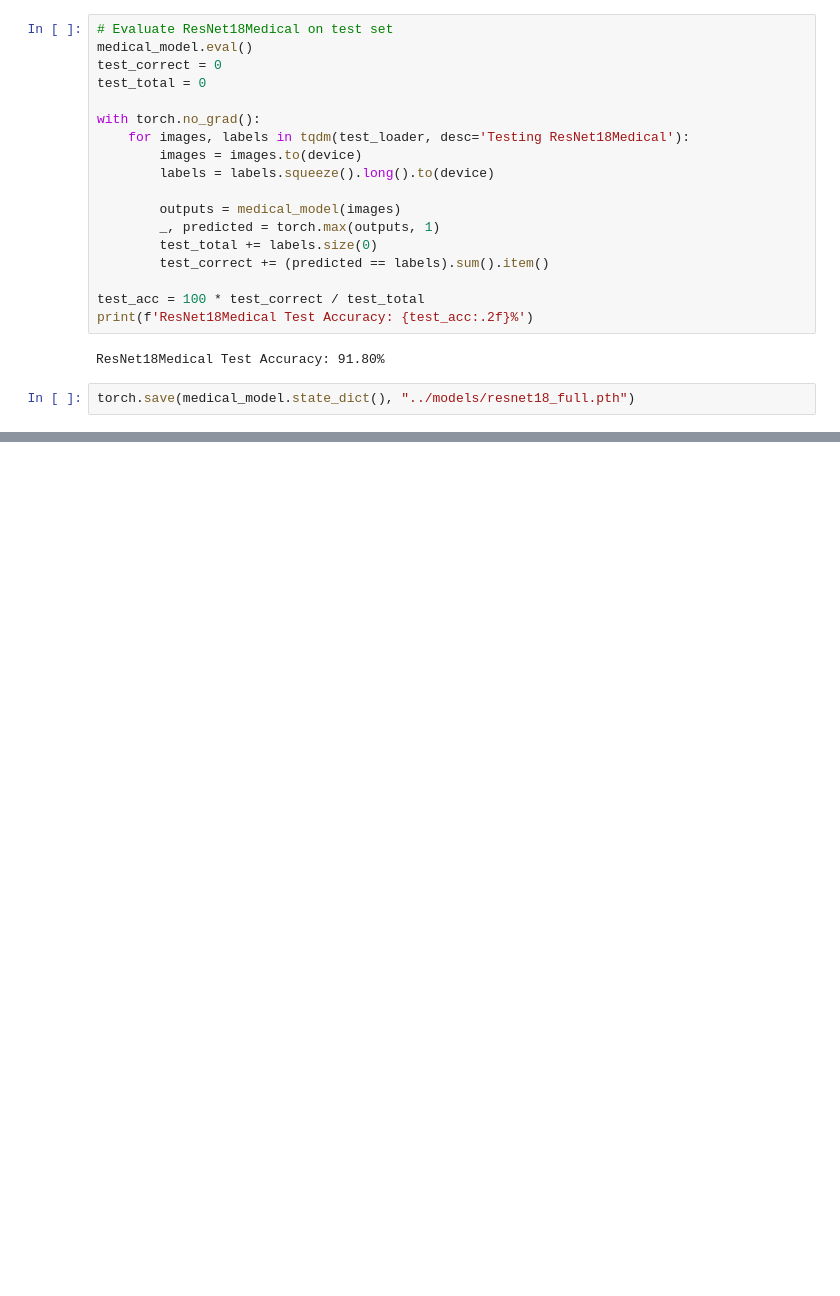
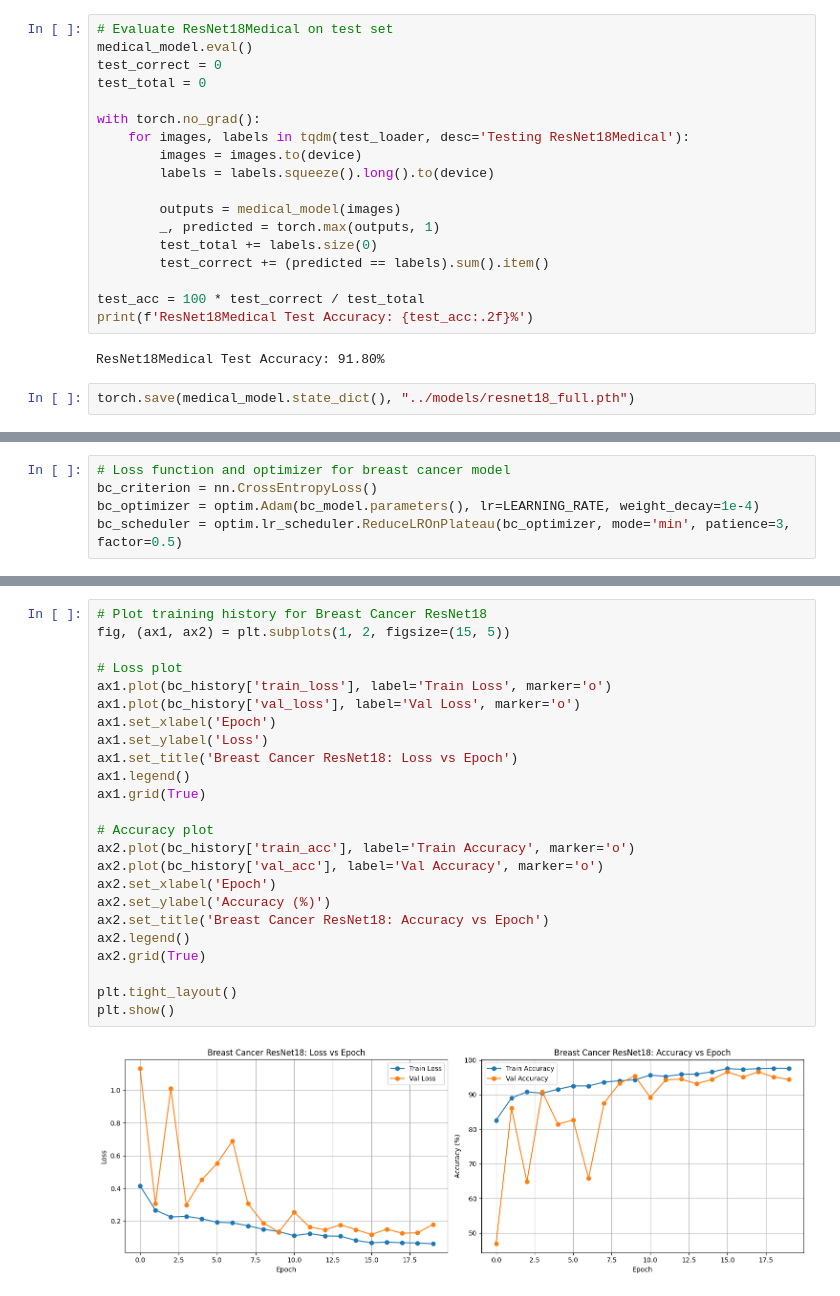
Before and after one commit to capstone-158/fed-health, a Jupyter notebook: node/train.ipynb, the cells around one changed output, grey strips where cells are left out. Cells and saved outputs as stored; diff of their text form; blank space fills up the shorter version.

```diff
--- a/node/train.ipynb
+++ b/node/train.ipynb
@@ -300,0 +430,5 @@ torch.save(medical_model.state_dict(), "../models/resnet18_full.pth")
+# %%
+# Loss function and optimizer for breast cancer model
+bc_criterion = nn.CrossEntropyLoss()
+bc_optimizer = optim.Adam(bc_model.parameters(), lr=LEARNING_RATE, weight_decay=1e-4)
+bc_scheduler = optim.lr_scheduler.ReduceLROnPlateau(bc_optimizer, mode='min', patience=3, factor=0.5)
@@ -300,0 +573,26 @@ torch.save(medical_model.state_dict(), "../models/resnet18_full.pth")
+# %%
+# Plot training history for Breast Cancer ResNet18
+fig, (ax1, ax2) = plt.subplots(1, 2, figsize=(15, 5))
+
+# Loss plot
+ax1.plot(bc_history['train_loss'], label='Train Loss', marker='o')
+ax1.plot(bc_history['val_loss'], label='Val Loss', marker='o')
+ax1.set_xlabel('Epoch')
+ax1.set_ylabel('Loss')
+ax1.set_title('Breast Cancer ResNet18: Loss vs Epoch')
+ax1.legend()
+ax1.grid(True)
+
+# Accuracy plot
+ax2.plot(bc_history['train_acc'], label='Train Accuracy', marker='o')
+ax2.plot(bc_history['val_acc'], label='Val Accuracy', marker='o')
+ax2.set_xlabel('Epoch')
+ax2.set_ylabel('Accuracy (%)')
+ax2.set_title('Breast Cancer ResNet18: Accuracy vs Epoch')
+ax2.legend()
+ax2.grid(True)
+
+plt.tight_layout()
+plt.show()
+# %% [output]
+[figure, added]
```
Also changed, not shown: parts of 8 cells of this notebook, 2 other files.
